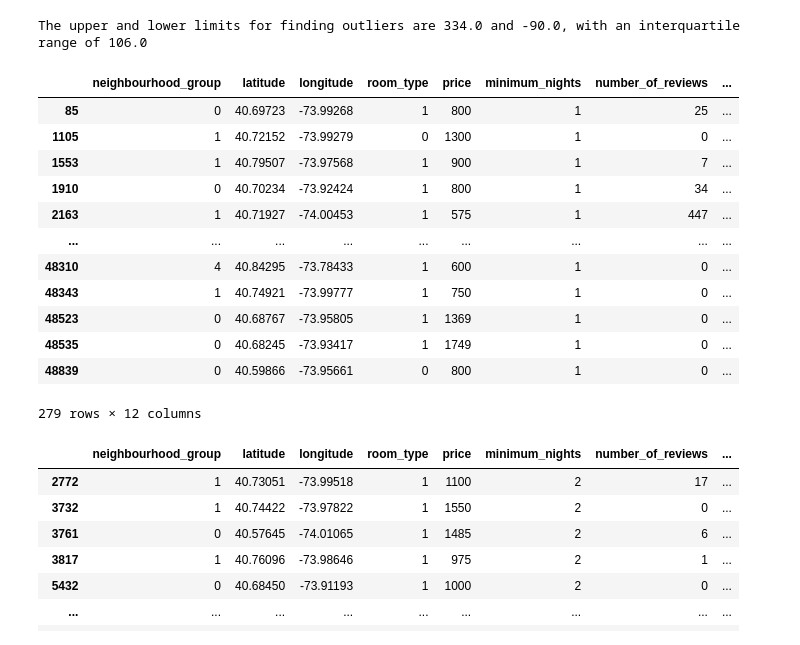
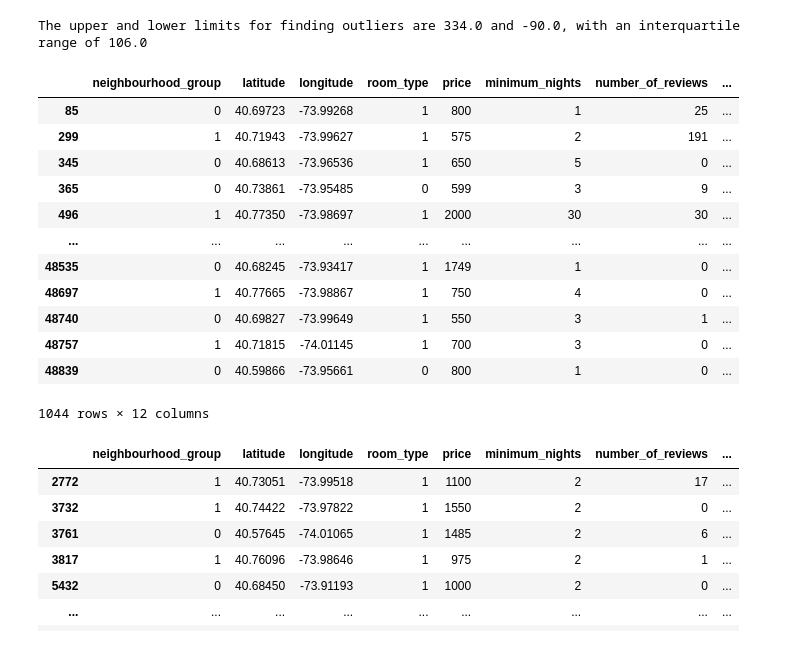
Before and after one commit to Yakondra/eda-repository-, a Jupyter notebook: src/explore.ipynb, the cells around one changed output. Cells and saved outputs as stored; diff of their text form; code cells hidden in the pictures.

```diff
--- a/src/explore.ipynb
+++ b/src/explore.ipynb
@@ -249,21 +261,21 @@ print(f"The upper and lower limits for finding outliers are {round(upper_limit,
 # %% [output]
 The upper and lower limits for finding outliers are 334.0 and -90.0, with an interquartile range of 106.0
 # %%
-dt_nio[(dt_nio['price'] > 500)& (dt_nio['minimum_nights'] == 1)]
+dt_nio[(dt_nio['price'] > 500)]
 # %% [output]
 |  | neighbourhood_group | latitude | longitude | room_type | price | minimum_nights | number_of_reviews | ... |
 | 85 | 0 | 40.69723 | -73.99268 | 1 | 800 | 1 | 25 | ... |
-| 1105 | 1 | 40.72152 | -73.99279 | 0 | 1300 | 1 | 0 | ... |
-| 1553 | 1 | 40.79507 | -73.97568 | 1 | 900 | 1 | 7 | ... |
-| 1910 | 0 | 40.70234 | -73.92424 | 1 | 800 | 1 | 34 | ... |
-| 2163 | 1 | 40.71927 | -74.00453 | 1 | 575 | 1 | 447 | ... |
+| 299 | 1 | 40.71943 | -73.99627 | 1 | 575 | 2 | 191 | ... |
+| 345 | 0 | 40.68613 | -73.96536 | 1 | 650 | 5 | 0 | ... |
+| 365 | 0 | 40.73861 | -73.95485 | 0 | 599 | 3 | 9 | ... |
+| 496 | 1 | 40.77350 | -73.98697 | 1 | 2000 | 30 | 30 | ... |
 | ... | ... | ... | ... | ... | ... | ... | ... | ... |
-| 48310 | 4 | 40.84295 | -73.78433 | 1 | 600 | 1 | 0 | ... |
-| 48343 | 1 | 40.74921 | -73.99777 | 1 | 750 | 1 | 0 | ... |
-| 48523 | 0 | 40.68767 | -73.95805 | 1 | 1369 | 1 | 0 | ... |
 | 48535 | 0 | 40.68245 | -73.93417 | 1 | 1749 | 1 | 0 | ... |
+| 48697 | 1 | 40.77665 | -73.98867 | 1 | 750 | 4 | 0 | ... |
+| 48740 | 0 | 40.69827 | -73.99649 | 1 | 550 | 3 | 1 | ... |
+| 48757 | 1 | 40.71815 | -74.01145 | 1 | 700 | 3 | 0 | ... |
 | 48839 | 0 | 40.59866 | -73.95661 | 0 | 800 | 1 | 0 | ... |
-279 rows × 12 columns
+1044 rows × 12 columns
 # %%
 dt_nio[(dt_nio['price'] > 800) & (dt_nio['minimum_nights'] == 2)]
 # %% [output]
```
Also changed, not shown: parts of 16 cells of this notebook.
